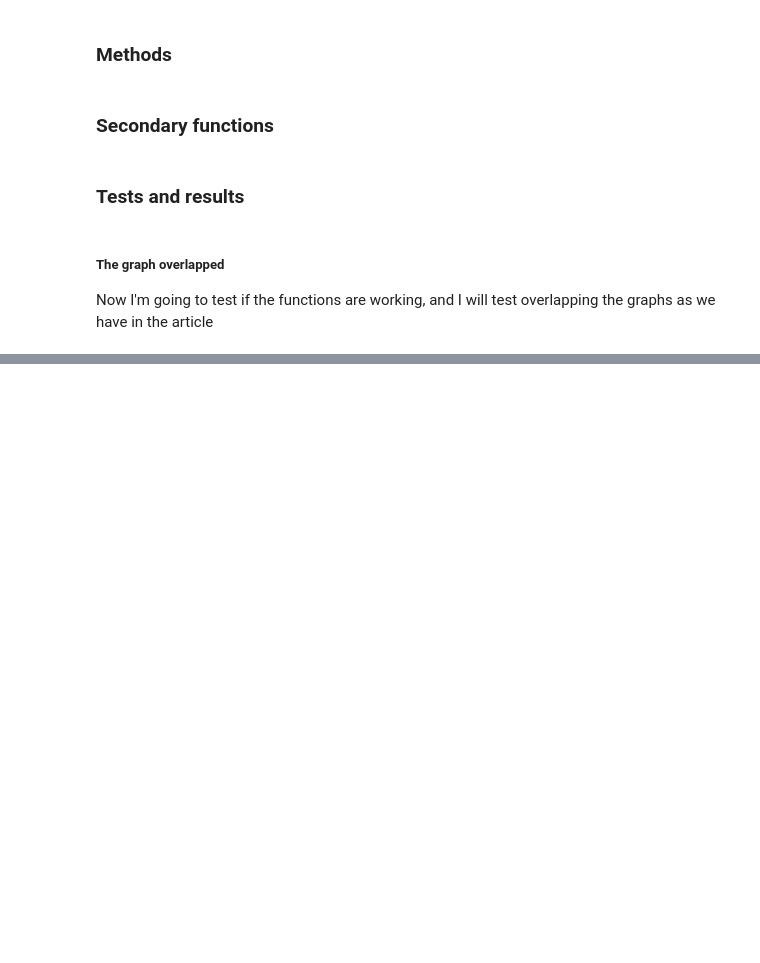
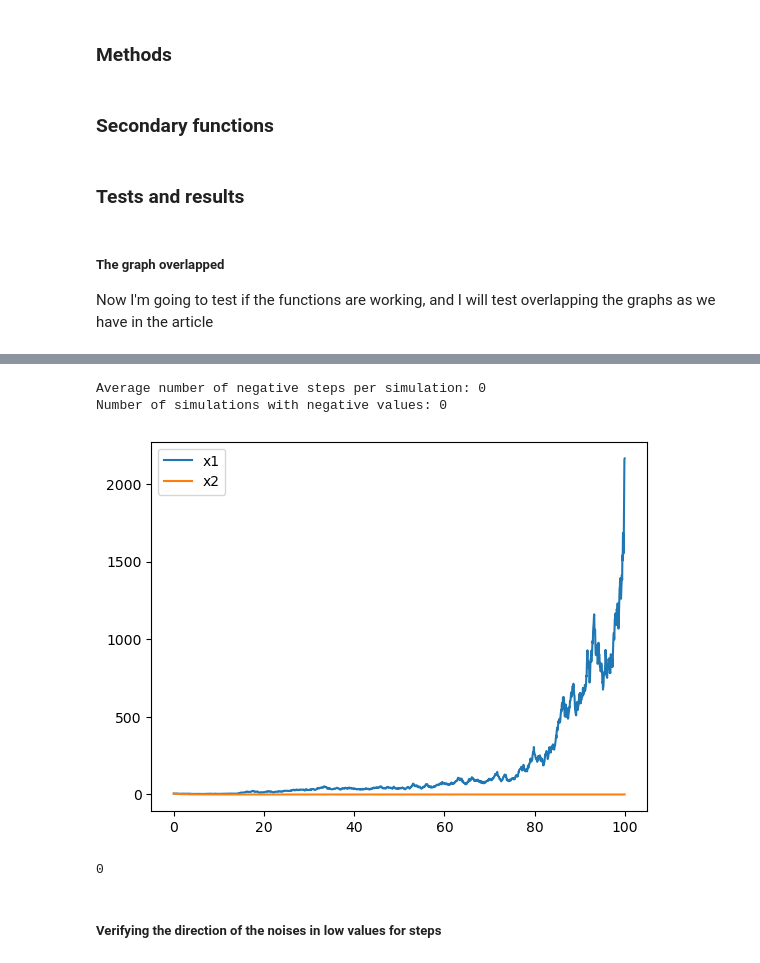
Before and after one commit to JhonatanFelix/patankar-euler, a Jupyter notebook: Lotka-Volterra/model_same_variation.ipynb, the cells around one changed output, grey strips where cells are left out. Drawn from its saved outputs; the diff is of its cells as text; code cells hidden in the pictures; blank space fills up the shorter version.

```diff
--- a/Lotka-Volterra/model_same_variation.ipynb
+++ b/Lotka-Volterra/model_same_variation.ipynb
@@ -178,0 +312,44 @@ ax[1].grid(True)
+# %%
+import numpy as np
+
+
+def simulate_system_table(num_simulations, sigma1, sigma2, h, initial_conditions):
+    times = np.arange(0, 100, h)  # simulate from t=0 to t=10
+    total_simulations_with_negatives = 0
+    steps_per_negative_simulation = []
+
+    for _ in range(num_simulations):
+        result = explicit_euler_method(times, h, sigma1, sigma2, initial_conditions)
+        negative_steps = np.sum(np.any(result < 0, axis=1))  # Count steps with any negatives in each row
+        if negative_steps > 0:
+            steps_per_negative_simulation.append(negative_steps)
+            total_simulations_with_negatives += 1
+
+    if total_simulations_with_negatives > 0:
+        average_negative_steps = np.sum(steps_per_negative_simulation)/(100/h)
+    else:
+        average_negative_steps = 0
+
+    return average_negative_steps, total_simulations_with_negatives
+
+# Example parameters
+sigma1 = 0.2
+sigma2 = 0.2
+stepsize = 1/(2**4)
+num_simulations = 1000
+initial_conditions = [6.0, 6.0]
+
+average_steps, negative_count = simulate_system_table(num_simulations, sigma1, sigma2, stepsize, initial_conditions)
+print(f"Average number of negative steps per simulation: {average_steps}")
+print(f"Number of simulations with negative values: {negative_count}")
+# %% [output]
+Average number of negative steps per simulation: 0
+Number of simulations with negative values: 0
+# %%
+value = generate_and_see(0, 100, h = 1/16, sigma1 = 0.2, sigma2 = 0.2, initial_conditions= [6,6], sim = 'explicit')
+print(np.sum(np.any(value < 0, axis = 1 )))
+# %% [output]
+[figure, added]
+0
+# %% [markdown]
+##### Verifying the direction of the noises in low values for steps
```
Also changed, not shown: parts of 16 cells of this notebook.
